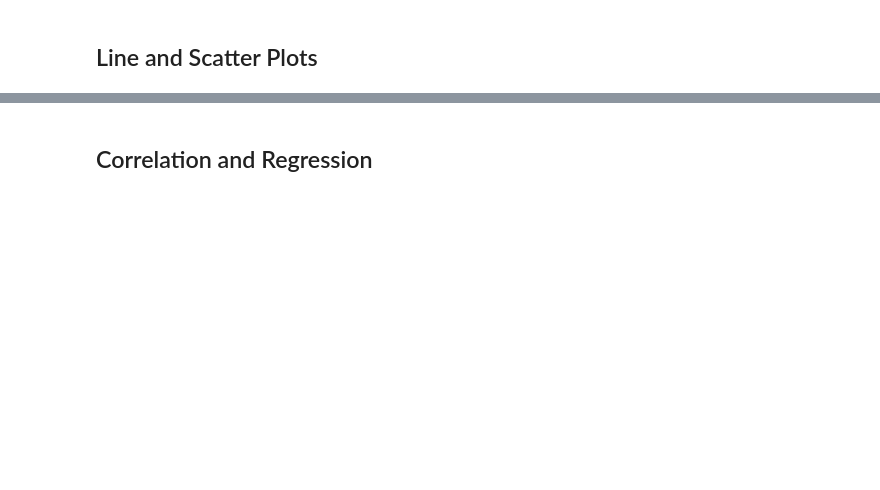
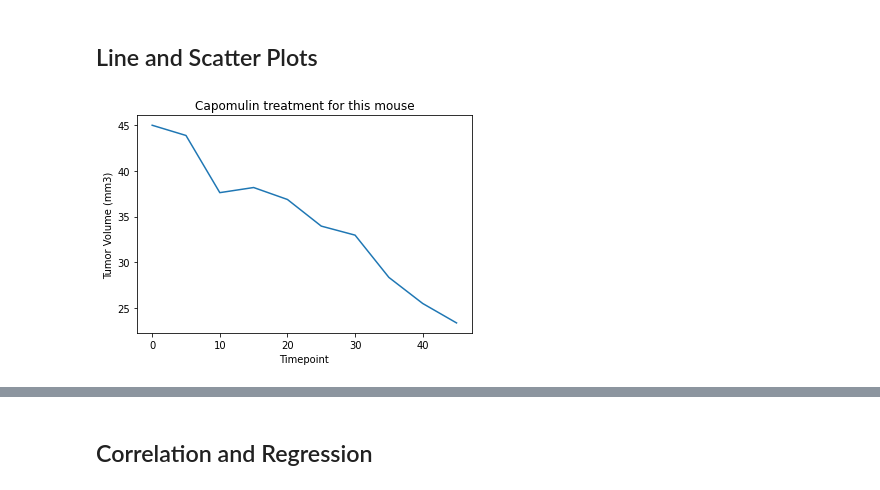
Before and after one commit to nt1983/Matplot-challenge, a Jupyter notebook: pymaceuticals_starter.ipynb, the cells around one changed output, grey strips where cells are left out. Cells and saved outputs as stored; diff of their text form; code cells hidden in the pictures; blank space fills up the shorter version.

```diff
--- a/pymaceuticals_starter.ipynb
+++ b/pymaceuticals_starter.ipynb
@@ -192,0 +234,12 @@ plt.show()
+# %%
+# Generate a line plot of tumor volume vs. time point for a mouse treated with Capomulin
+#used clean data and Mouse Id: "s185"
+capomulin_treatment = clean_data.loc[clean_data["Drug Regimen"] == "Capomulin"]
+mouse_num=capomulin_treatment[capomulin_treatment["Mouse ID"]=="s185"]
+plt.plot(mouse_num["Timepoint"], mouse_num["Tumor Volume (mm3)"])
+plt.title("Capomulin treatment for this mouse")
+plt.ylabel("Tumor Volume (mm3)")
+plt.xlabel("Timepoint")
+plt.show()
+# %% [output]
+[figure, added]
```
Also changed, not shown: parts of 13 cells of this notebook.
